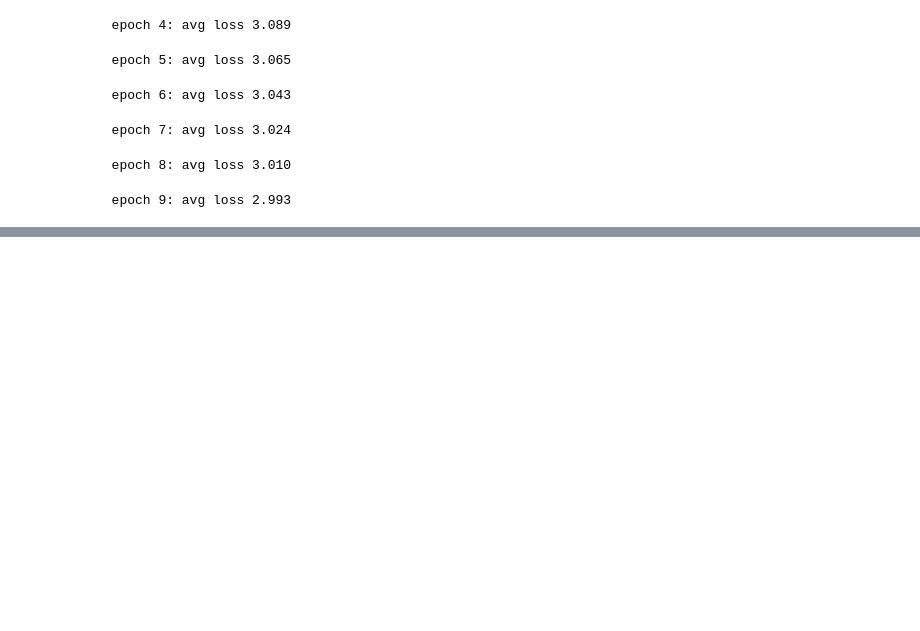
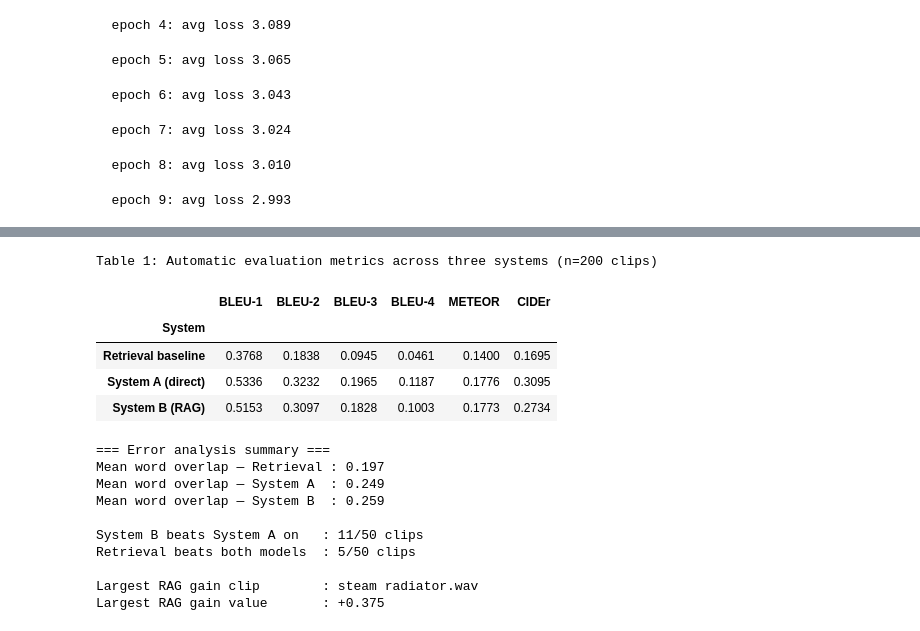
Before and after one commit to annhmartin/ML-audio, a Jupyter notebook: Untitled0.ipynb, the cells around one changed output, grey strips where cells are left out. Cells and saved outputs as stored; diff of their text form; code cells hidden in the pictures; blank space fills up the shorter version.

```diff
--- a/Untitled0.ipynb
+++ b/Untitled0.ipynb
@@ -398,3 +399,9 @@ print('Saved trained mapping network to', ckpt)
   epoch 7: avg loss 3.024
   epoch 8: avg loss 3.010
   epoch 9: avg loss 2.993
+# %%
+# adding this cell when for skipping the cell above
+captioner.map.load_state_dict(
+    torch.load(os.path.join(CACHE_DIR, 'mapping_net.pt'), map_location=device))
+captioner.eval()
+print('Trained weights loaded.')
@@ -503,0 +727,44 @@ for n in random.sample(all_names, 5):
+# %%
+# ===== STAGE 6: comparison table =====
+import pandas as pd
+
+df_results = pd.DataFrame(results).T
+df_results.index.name = 'System'
+df_results = df_results[['BLEU-1','BLEU-2','BLEU-3','BLEU-4','METEOR','CIDEr']]
+
+# Highlight the best score in each column
+def highlight_best(col):
+    is_best = col == col.max()
+    return ['font-weight: bold' if v else '' for v in is_best]
+
+display(df_results.style
+    .apply(highlight_best)
+    .format('{:.4f}')
+    .set_caption('Table 1: Automatic evaluation metrics across three systems (n=200 clips)'))
+
+# Summary stats from error analysis
+print('\n=== Error analysis summary ===')
+print(f"Mean word overlap — Retrieval : {df_err['overlap_ret'].mean():.3f}")
+print(f"Mean word overlap — System A  : {df_err['overlap_a'].mean():.3f}")
+print(f"Mean word overlap — System B  : {df_err['overlap_b'].mean():.3f}")
+print(f"\nSystem B beats System A on   : {(df_err['overlap_b'] > df_err['overlap_a']).sum()}/50 clips")
+print(f"Retrieval beats both models  : {df_err['ret_best'].sum()}/50 clips")
+print(f"\nLargest RAG gain clip        : {df_err.loc[df_err['b_gain'].idxmax(), 'filename']}")
+print(f"Largest RAG gain value       : {df_err['b_gain'].max():+.3f}")
+# %% [output]
+Table 1: Automatic evaluation metrics across three systems (n=200 clips)
+|  | BLEU-1 | BLEU-2 | BLEU-3 | BLEU-4 | METEOR | CIDEr |
+| System |  |  |  |  |  |  |
+| Retrieval baseline | 0.3768 | 0.1838 | 0.0945 | 0.0461 | 0.1400 | 0.1695 |
+| System A (direct) | 0.5336 | 0.3232 | 0.1965 | 0.1187 | 0.1776 | 0.3095 |
+| System B (RAG) | 0.5153 | 0.3097 | 0.1828 | 0.1003 | 0.1773 | 0.2734 |
+=== Error analysis summary ===
+Mean word overlap — Retrieval : 0.197
+Mean word overlap — System A  : 0.249
+Mean word overlap — System B  : 0.259
+
+System B beats System A on   : 11/50 clips
+Retrieval beats both models  : 5/50 clips
+
+Largest RAG gain clip        : steam radiator.wav
+Largest RAG gain value       : +0.375
```
Also changed, not shown: parts of 12 cells of this notebook.
